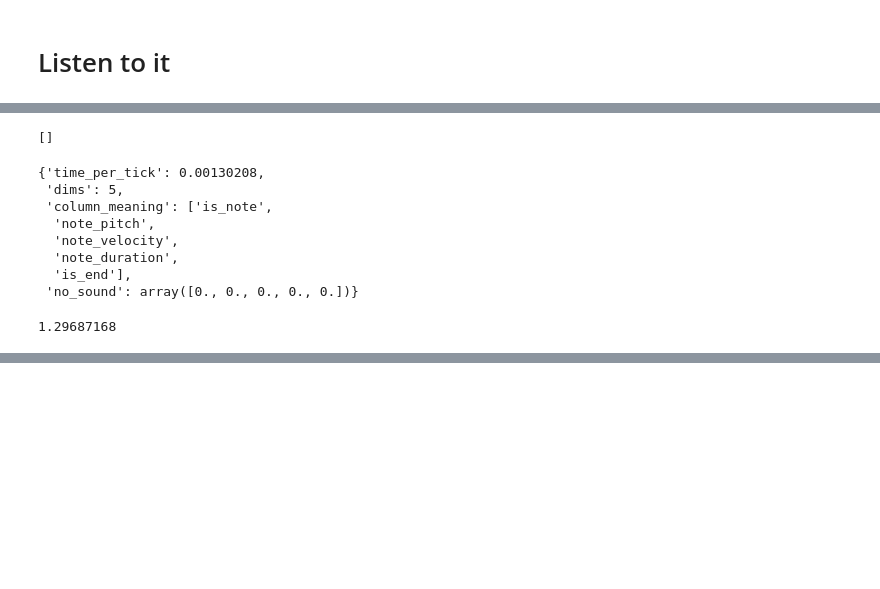
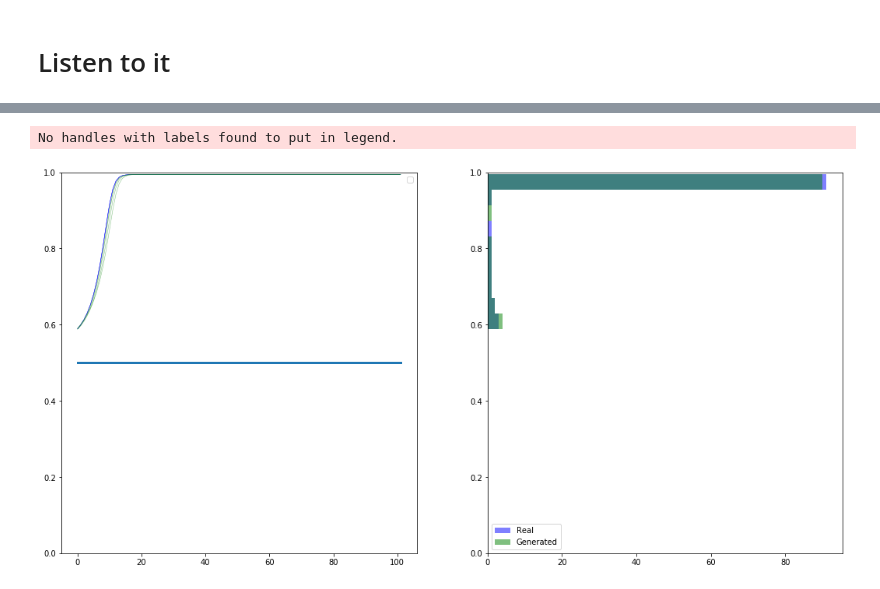
Before and after one commit to nielsrolf/rl-midi-agent, a Jupyter notebook: seq_env.ipynb, the cells around one changed output, grey strips where cells are left out. Cells and saved outputs as stored; diff of their text form; code cells hidden in the pictures; blank space fills up the shorter version.

```diff
--- a/seq_env.ipynb
+++ b/seq_env.ipynb
@@ -51,6 +51,10 @@ real_seq = mapper.midi2vec(real_midis[1])
 real_seq.shape
 # %% [output]
 (60867, 5)
+# %%
+real_seqs = [mapper.midi2vec(i) for i in real_midis]
+shortest = np.min(np.array(list(map( lambda seq: len(seq), real_seqs))))
+_real_seq=np.array(list(map(lambda seq: seq[0:shortest] ,real_seqs )))
 # %% [markdown]
 # Load the discriminator
 # %%
@@ -163,13 +154,16 @@ for e in tqdm_e:
 
     step = 0
     while not np.mean(done)>0.5:
+
+        if step>10:
+            break;
         print("Step", step)
         step += 1
         env.render()
         # Actor picks an action (following the deterministic policy)
 
         actions = agent.policy_action(old_state)
-        states, rewards, done, _ = env.step(actions) #new_states -> bs of new_state
+        states, rewards, dones, _ = env.step(actions) #new_states -> bs of new_state
         q_values = agent.critic.target_model.predict([states, agent.actor.target_model.predict(states)])
         # Compute critic target
 
@@ -181,6 +175,9 @@ for e in tqdm_e:
         cumul_reward += rewards
     postprocess_and_synthesize(np.array([seq[0] for seq in env.current_seqs]))
 
+    train_discriminator(np.transpose(env.current_seqs, [1,0,2]),real_seqs,env.batch_size)
+
+
     # Display score
     tqdm_e.set_description("Score: " + str(cumul_reward))
     tqdm_e.refresh()
@@ -226,22 +257,8 @@ for i in range(env.batch_size):
 [interactive output not drawn]
 [interactive output not drawn]
 [interactive output not drawn]
-# %%
-gen_midi.instruments[0].notes
-# %% [output]
-[]
-# %%
-mapper.__dict__
-# %% [output]
-{'time_per_tick': 0.00130208,
- 'dims': 5,
- 'column_meaning': ['is_note',
-  'note_pitch',
-  'note_velocity',
-  'note_duration',
-  'is_end'],
- 'no_sound': array([0., 0., 0., 0., 0.])}
-# %%
-0.00130208*len(gen_seq)
-# %% [output]
-1.29687168
+# %%
+gen_seqs = np.array(env.current_seqs).transpose([1, 0, 2])
+#reals = np.array([mapper.midi2vec(i) for i in real_midis])
+plot_predictions_over_time(discriminator, np.zeros(gen_seqs.shape), gen_seqs)
+# %% [output]
@@ -247,0 +266,2 @@ mapper.__dict__
+No handles with labels found to put in legend.
+[figure, added]
```
Also changed, not shown: parts of 12 cells of this notebook.
